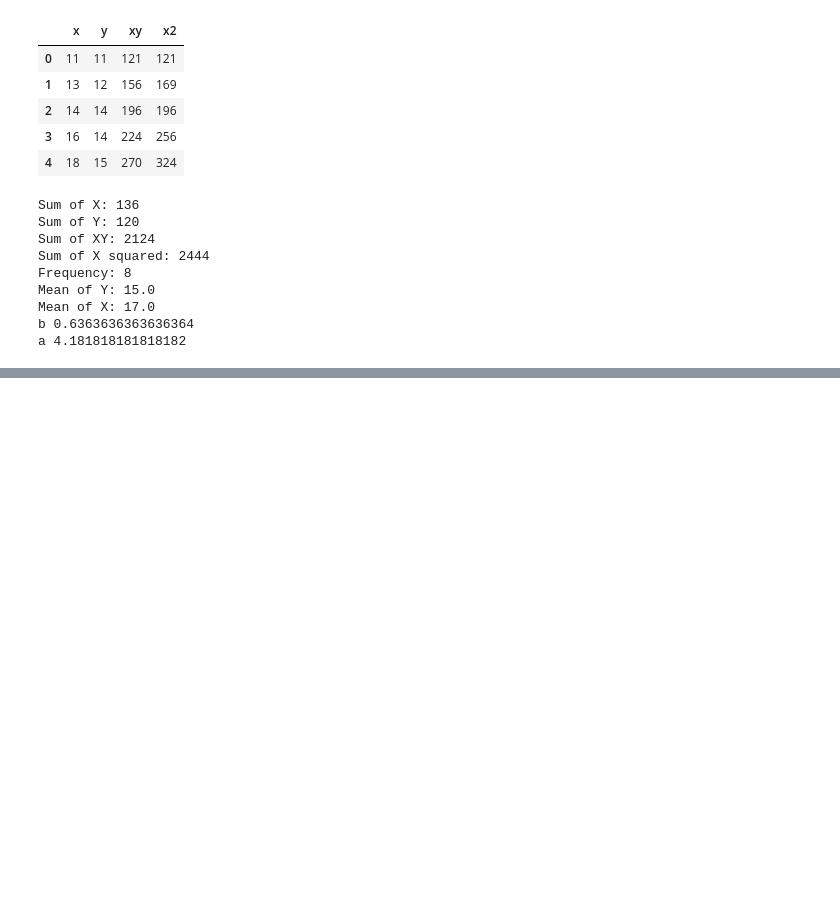
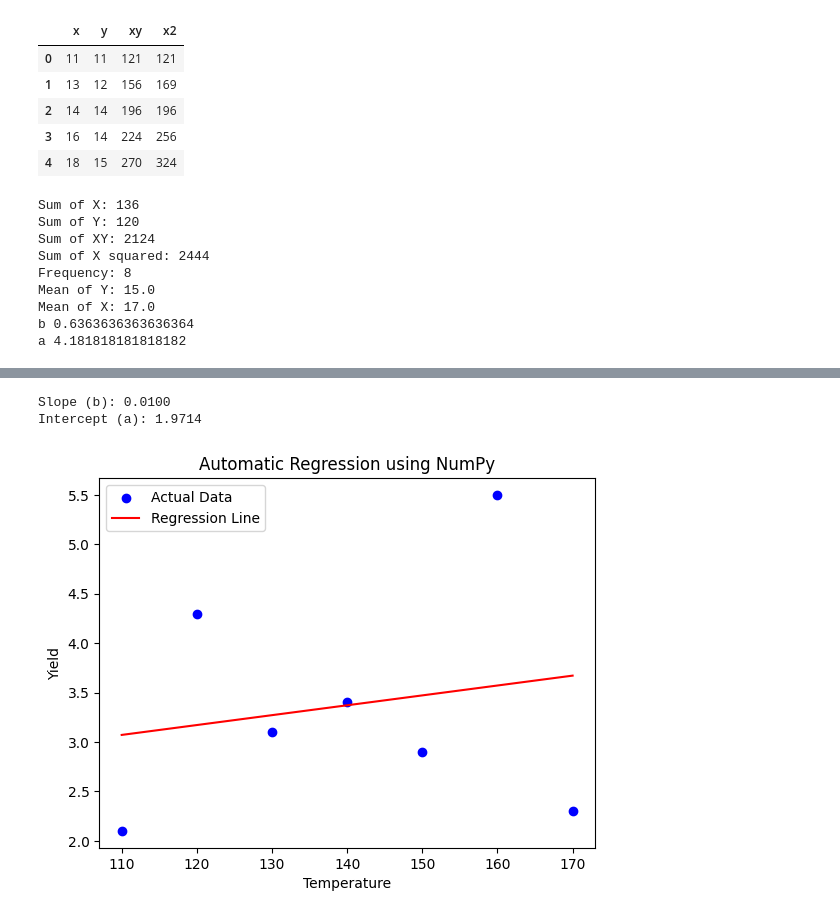
Before and after one commit to Storm00212/Data-manipulation-using-python, a Jupyter notebook: Regression.ipynb, the cells around one changed output, grey strips where cells are left out. Drawn from its saved outputs; the diff is of its cells as text; code cells hidden in the pictures; blank space fills up the shorter version.

Commit message:
Automated regression using python functions

```diff
--- a/Regression.ipynb
+++ b/Regression.ipynb
@@ -167,0 +169,31 @@ plt.show()
+# %%
+# Using automated python functions
+import numpy as np
+import pandas as pd
+import matplotlib.pyplot as plt
+
+Temp = [110, 120, 130, 140, 150, 160, 170]
+Yield = [2.1, 4.3, 3.1, 3.4, 2.9, 5.5, 2.3]
+df = pd.DataFrame({'Temp': Temp, 'Yield': Yield})
+
+# Linear regression (degree = 1)
+b, a = np.polyfit(df['Temp'], df['Yield'], 1)
+
+print(f"Slope (b): {b:.4f}")
+print(f"Intercept (a): {a:.4f}")
+
+# Predictions
+df['Predicted'] = b * df['Temp'] + a
+
+# Plot
+plt.scatter(df['Temp'], df['Yield'], color='blue', label='Actual Data')
+plt.plot(df['Temp'], df['Predicted'], color='red', label='Regression Line')
+plt.xlabel('Temperature')
+plt.ylabel('Yield')
+plt.title('Automatic Regression using NumPy')
+plt.legend()
+plt.show()
+# %% [output]
+Slope (b): 0.0100
+Intercept (a): 1.9714
+[figure, added]
```
Also changed, not shown: parts of 3 cells of this notebook.
